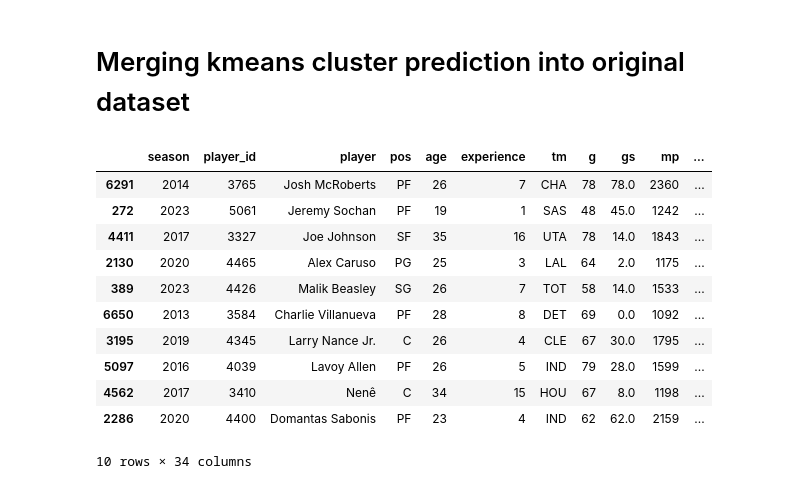
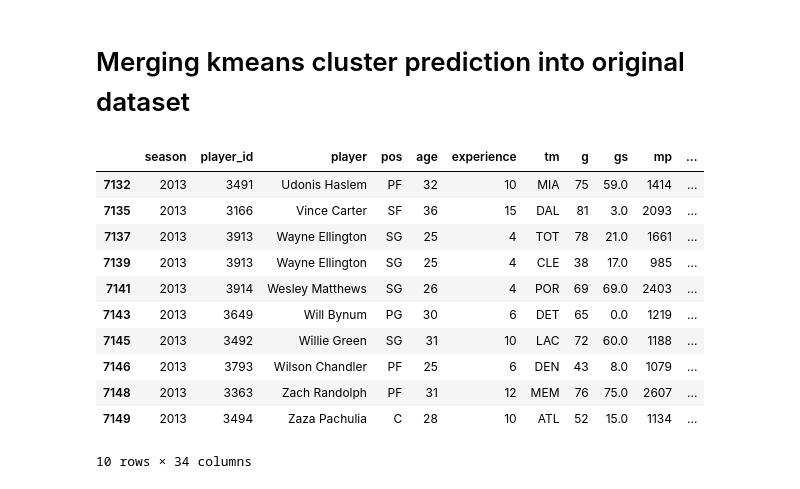
Before and after one commit to AlfonsoGhislieri/nba-machine-learning, a Jupyter notebook: getting_cleaning_data.ipynb, the cells around one changed output. Drawn from its saved outputs; the diff is of its cells as text; code cells hidden in the pictures.

```diff
--- a/getting_cleaning_data.ipynb
+++ b/getting_cleaning_data.ipynb
@@ -464,21 +479,21 @@ Text(0.5, 1.0, '3 KMeans clusters\nplotted in 2 component space')
 # %% [markdown]
 # Merging kmeans cluster prediction into original dataset
 # %%
-score, centres, labels, predicted = kmeans(X, 7)
+_, _, _, predicted = kmeans(X, 7)
 
 df['cluster'] = pd.Series(predicted, index=df.index)
 
-df.sample(10)
+df.tail(10)
 # %% [output]
 |  | season | player_id | player | pos | age | experience | tm | g | gs | mp | ... |
-| 6291 | 2014 | 3765 | Josh McRoberts | PF | 26 | 7 | CHA | 78 | 78.0 | 2360 | ... |
-| 272 | 2023 | 5061 | Jeremy Sochan | PF | 19 | 1 | SAS | 48 | 45.0 | 1242 | ... |
-| 4411 | 2017 | 3327 | Joe Johnson | SF | 35 | 16 | UTA | 78 | 14.0 | 1843 | ... |
-| 2130 | 2020 | 4465 | Alex Caruso | PG | 25 | 3 | LAL | 64 | 2.0 | 1175 | ... |
-| 389 | 2023 | 4426 | Malik Beasley | SG | 26 | 7 | TOT | 58 | 14.0 | 1533 | ... |
-| 6650 | 2013 | 3584 | Charlie Villanueva | PF | 28 | 8 | DET | 69 | 0.0 | 1092 | ... |
-| 3195 | 2019 | 4345 | Larry Nance Jr. | C | 26 | 4 | CLE | 67 | 30.0 | 1795 | ... |
-| 5097 | 2016 | 4039 | Lavoy Allen | PF | 26 | 5 | IND | 79 | 28.0 | 1599 | ... |
-| 4562 | 2017 | 3410 | Nenê | C | 34 | 15 | HOU | 67 | 8.0 | 1198 | ... |
-| 2286 | 2020 | 4400 | Domantas Sabonis | PF | 23 | 4 | IND | 62 | 62.0 | 2159 | ... |
+| 7132 | 2013 | 3491 | Udonis Haslem | PF | 32 | 10 | MIA | 75 | 59.0 | 1414 | ... |
+| 7135 | 2013 | 3166 | Vince Carter | SF | 36 | 15 | DAL | 81 | 3.0 | 2093 | ... |
+| 7137 | 2013 | 3913 | Wayne Ellington | SG | 25 | 4 | TOT | 78 | 21.0 | 1661 | ... |
+| 7139 | 2013 | 3913 | Wayne Ellington | SG | 25 | 4 | CLE | 38 | 17.0 | 985 | ... |
+| 7141 | 2013 | 3914 | Wesley Matthews | SG | 26 | 4 | POR | 69 | 69.0 | 2403 | ... |
+| 7143 | 2013 | 3649 | Will Bynum | PG | 30 | 6 | DET | 65 | 0.0 | 1219 | ... |
+| 7145 | 2013 | 3492 | Willie Green | SG | 31 | 10 | LAC | 72 | 60.0 | 1188 | ... |
+| 7146 | 2013 | 3793 | Wilson Chandler | PF | 25 | 6 | DEN | 43 | 8.0 | 1079 | ... |
+| 7148 | 2013 | 3363 | Zach Randolph | PF | 31 | 12 | MEM | 76 | 75.0 | 2607 | ... |
+| 7149 | 2013 | 3494 | Zaza Pachulia | C | 28 | 10 | ATL | 52 | 15.0 | 1134 | ... |
 10 rows × 34 columns
```
Also changed, not shown: parts of 9 cells of this notebook.
